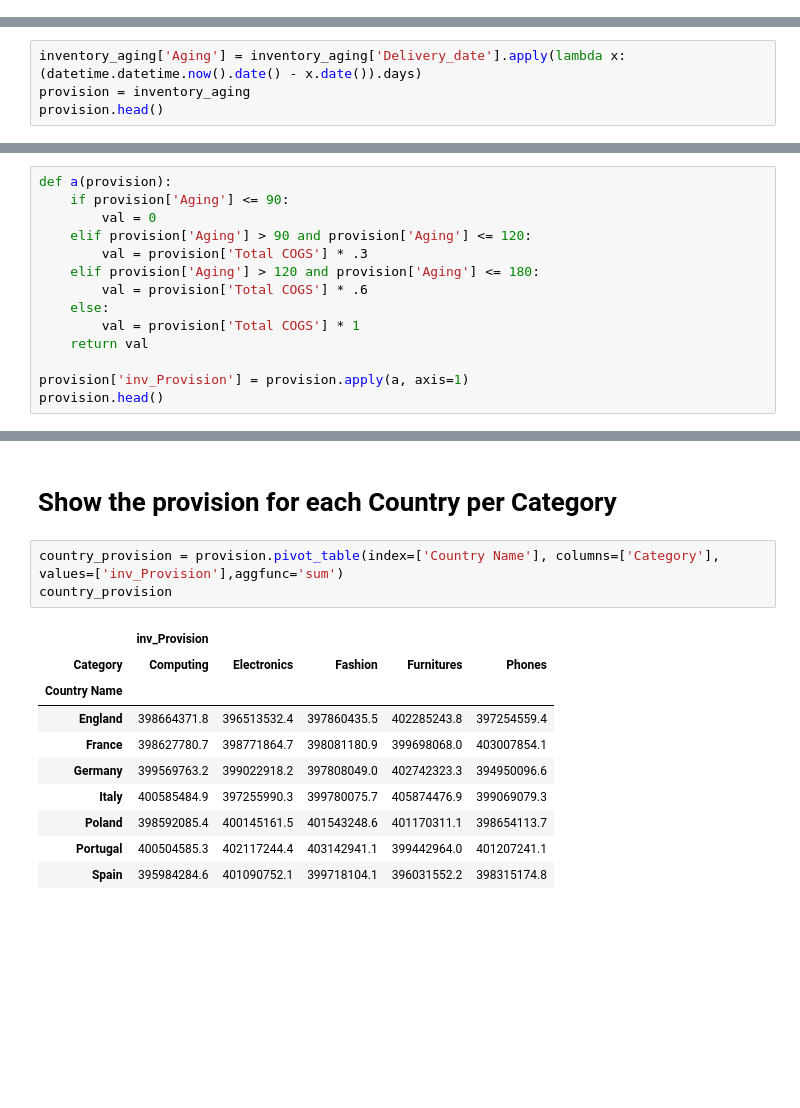
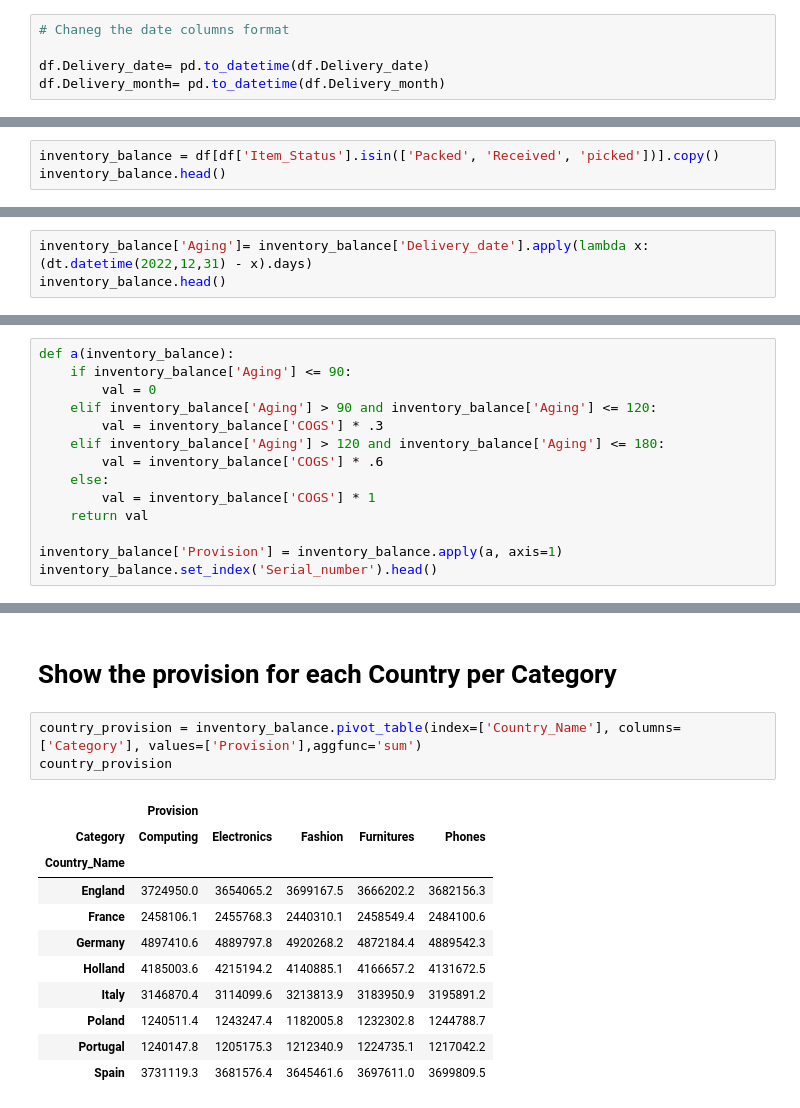
Before and after one commit to A-Moniem/Inventory-Management, a Jupyter notebook: inventory aging report.ipynb, the cells around one changed output, grey strips where cells are left out. Saved outputs shown, nothing was run; the diff lists cells and outputs as text; blank space fills up the shorter version.

```diff
--- a/inventory aging report.ipynb
+++ b/inventory aging report.ipynb
@@ -25,0 +22,5 @@ inventory_aging.Delivery_month= pd.to_datetime(inventory_aging.Delivery_month)
+# %%
+# Chaneg the date columns format
+
+df.Delivery_date= pd.to_datetime(df.Delivery_date)
+df.Delivery_month= pd.to_datetime(df.Delivery_month)
@@ -25,0 +59,3 @@ inventory_aging.Delivery_month= pd.to_datetime(inventory_aging.Delivery_month)
+# %%
+inventory_balance = df[df['Item_Status'].isin(['Packed', 'Received', 'picked'])].copy()
+inventory_balance.head()
@@ -28,5 +71,4 @@ inventory_aging.Delivery_month= pd.to_datetime(inventory_aging.Delivery_month)
 # %%
-inventory_aging['Aging'] = inventory_aging['Delivery_date'].apply(lambda x: (datetime.datetime.now().date() - x.date()).days)
-provision = inventory_aging
-provision.head()
+inventory_balance['Aging']= inventory_balance['Delivery_date'].apply(lambda x: (dt.datetime(2022,12,31) - x).days)
+inventory_balance.head()
 # %% [output]
@@ -44,17 +86,17 @@ provision.head()
 ## .From 121 : 180 days      = 60% provision
 ## .Over 180 days                = 100% provision
 # %%
-def a(provision):
-    if provision['Aging'] <= 90:
+def a(inventory_balance):
+    if inventory_balance['Aging'] <= 90:
         val = 0
-    elif provision['Aging'] > 90 and provision['Aging'] <= 120:
-        val = provision['Total COGS'] * .3
-    elif provision['Aging'] > 120 and provision['Aging'] <= 180:
-        val = provision['Total COGS'] * .6
+    elif inventory_balance['Aging'] > 90 and inventory_balance['Aging'] <= 120:
+        val = inventory_balance['COGS'] * .3
+    elif inventory_balance['Aging'] > 120 and inventory_balance['Aging'] <= 180:
+        val = inventory_balance['COGS'] * .6
     else:
-        val = provision['Total COGS'] * 1
+        val = inventory_balance['COGS'] * 1
     return val
 
-provision['inv_Provision'] = provision.apply(a, axis=1)
-provision.head()
+inventory_balance['Provision'] = inventory_balance.apply(a, axis=1)
+inventory_balance.set_index('Serial_number').head()
 # %% [output]
@@ -67,16 +123,17 @@ provision.head()
 # %% [markdown]
 # Show the provision for each Country per Category
 # %%
-country_provision = provision.pivot_table(index=['Country Name'], columns=['Category'], values=['inv_Provision'],aggfunc='sum')
+country_provision = inventory_balance.pivot_table(index=['Country_Name'], columns=['Category'], values=['Provision'],aggfunc='sum')
 country_provision
 # %% [output]
-|  | inv_Provision |  |  |  |  |
+|  | Provision |  |  |  |  |
 | Category | Computing | Electronics | Fashion | Furnitures | Phones |
-| Country Name |  |  |  |  |  |
-| England | 398664371.8 | 396513532.4 | 397860435.5 | 402285243.8 | 397254559.4 |
-| France | 398627780.7 | 398771864.7 | 398081180.9 | 399698068.0 | 403007854.1 |
-| Germany | 399569763.2 | 399022918.2 | 397808049.0 | 402742323.3 | 394950096.6 |
-| Italy | 400585484.9 | 397255990.3 | 399780075.7 | 405874476.9 | 399069079.3 |
-| Poland | 398592085.4 | 400145161.5 | 401543248.6 | 401170311.1 | 398654113.7 |
-| Portugal | 400504585.3 | 402117244.4 | 403142941.1 | 399442964.0 | 401207241.1 |
-| Spain | 395984284.6 | 401090752.1 | 399718104.1 | 396031552.2 | 398315174.8 |
+| Country_Name |  |  |  |  |  |
+| England | 3724950.0 | 3654065.2 | 3699167.5 | 3666202.2 | 3682156.3 |
+| France | 2458106.1 | 2455768.3 | 2440310.1 | 2458549.4 | 2484100.6 |
+| Germany | 4897410.6 | 4889797.8 | 4920268.2 | 4872184.4 | 4889542.3 |
+| Holland | 4185003.6 | 4215194.2 | 4140885.1 | 4166657.2 | 4131672.5 |
+| Italy | 3146870.4 | 3114099.6 | 3213813.9 | 3183950.9 | 3195891.2 |
+| Poland | 1240511.4 | 1243247.4 | 1182005.8 | 1232302.8 | 1244788.7 |
+| Portugal | 1240147.8 | 1205175.3 | 1212340.9 | 1224735.1 | 1217042.2 |
+| Spain | 3731119.3 | 3681576.4 | 3645461.6 | 3697611.0 | 3699809.5 |
```
Also changed, not shown: parts of 17 cells of this notebook.
